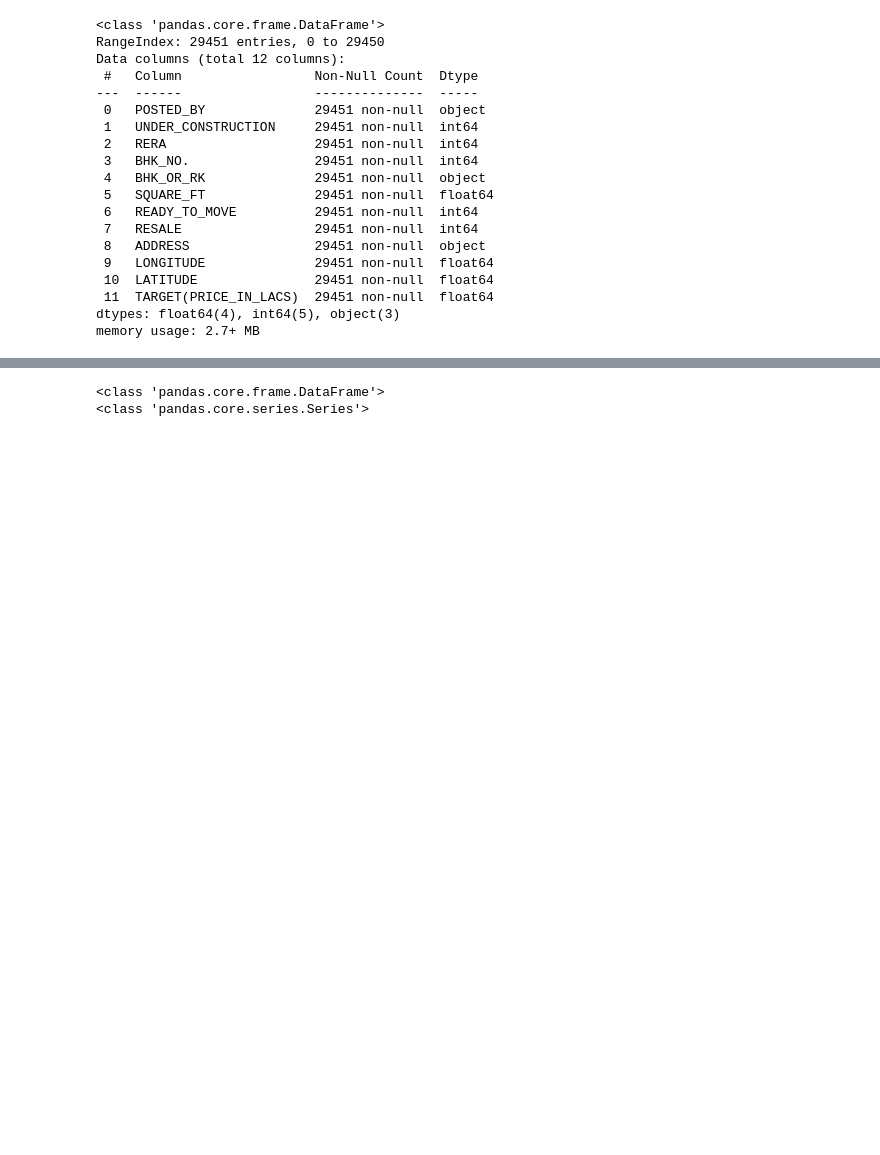
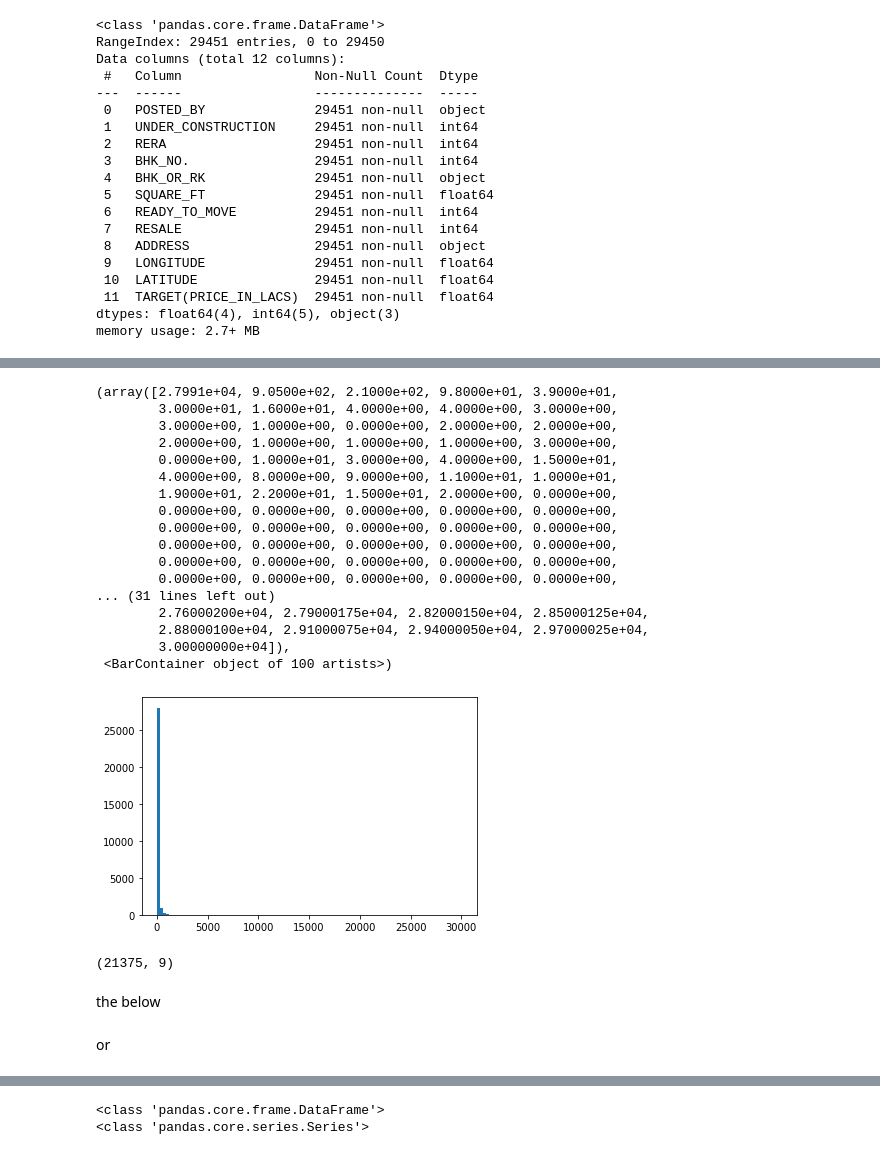
Before and after one commit to FelixArokia/pytorch-tutorials-fcc, a Jupyter notebook: 02_linear_regression.ipynb, the cells around one changed output, grey strips where cells are left out. Cells and saved outputs as stored; diff of their text form; code cells hidden in the pictures; blank space fills up the shorter version.

```diff
--- a/02_linear_regression.ipynb
+++ b/02_linear_regression.ipynb
@@ -465,6 +465,38 @@ train_df.describe()
 # %%
 # removing categorical columns for simplicity
 train_df.drop(columns=['POSTED_BY', 'BHK_OR_RK', 'ADDRESS'], inplace=True)
+# %%
+import matplotlib.pyplot as plt
+plt.hist(train_df['TARGET(PRICE_IN_LACS)'], 100)
+# %% [output]
+(array([2.7991e+04, 9.0500e+02, 2.1000e+02, 9.8000e+01, 3.9000e+01,
+        3.0000e+01, 1.6000e+01, 4.0000e+00, 4.0000e+00, 3.0000e+00,
+        3.0000e+00, 1.0000e+00, 0.0000e+00, 2.0000e+00, 2.0000e+00,
+        2.0000e+00, 1.0000e+00, 1.0000e+00, 1.0000e+00, 3.0000e+00,
+        0.0000e+00, 1.0000e+01, 3.0000e+00, 4.0000e+00, 1.5000e+01,
+        4.0000e+00, 8.0000e+00, 9.0000e+00, 1.1000e+01, 1.0000e+01,
+        1.9000e+01, 2.2000e+01, 1.5000e+01, 2.0000e+00, 0.0000e+00,
+        0.0000e+00, 0.0000e+00, 0.0000e+00, 0.0000e+00, 0.0000e+00,
+        0.0000e+00, 0.0000e+00, 0.0000e+00, 0.0000e+00, 0.0000e+00,
+        0.0000e+00, 0.0000e+00, 0.0000e+00, 0.0000e+00, 0.0000e+00,
+        0.0000e+00, 0.0000e+00, 0.0000e+00, 0.0000e+00, 0.0000e+00,
+        0.0000e+00, 0.0000e+00, 0.0000e+00, 0.0000e+00, 0.0000e+00,
+... (31 lines left out)
+        2.76000200e+04, 2.79000175e+04, 2.82000150e+04, 2.85000125e+04,
+        2.88000100e+04, 2.91000075e+04, 2.94000050e+04, 2.97000025e+04,
+        3.00000000e+04]),
+ <BarContainer object of 100 artists>)
+[figure, added]
+# %%
+# remove outliers
+train_df = train_df[train_df["TARGET(PRICE_IN_LACS)"] < 100]
+train_df.shape
+# %% [output]
+(21375, 9)
+# %% [markdown]
+the below
 # %%
 X = train_df.drop(columns=['TARGET(PRICE_IN_LACS)'])
 y = train_df['TARGET(PRICE_IN_LACS)']
+# %% [markdown]
+or
```
Also changed, not shown: parts of 50 cells of this notebook, 1 other file.
